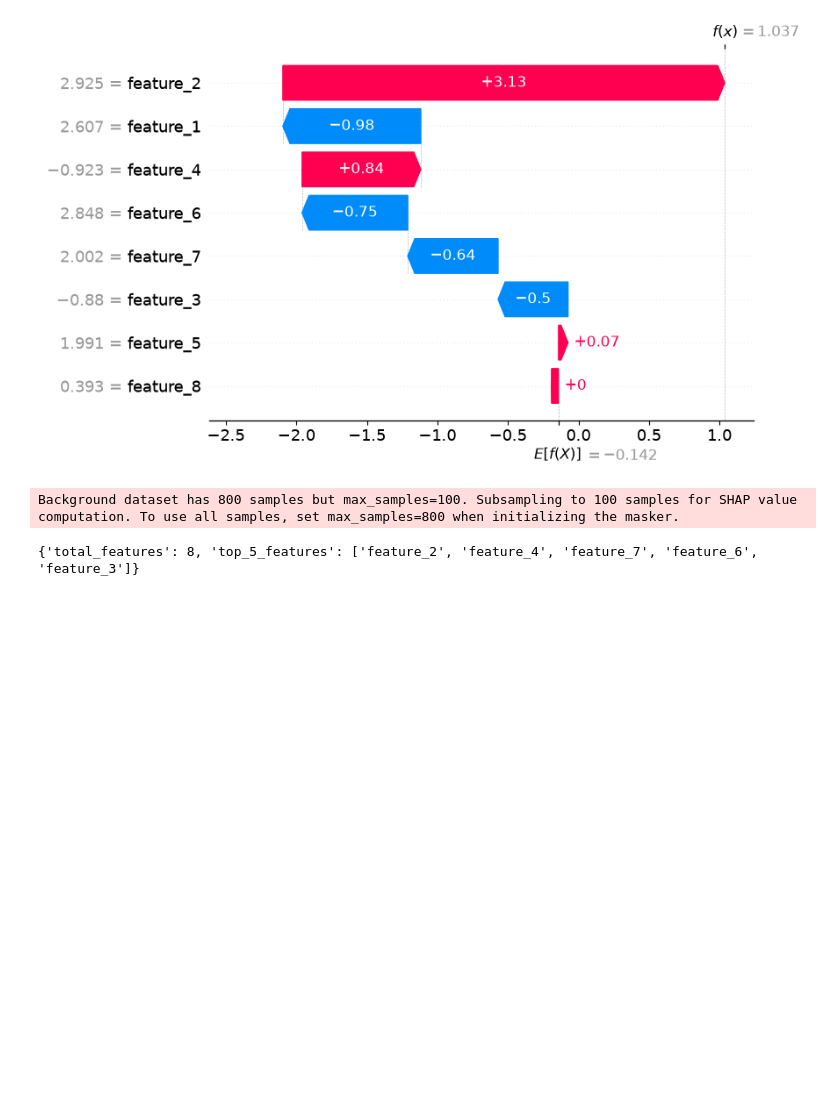
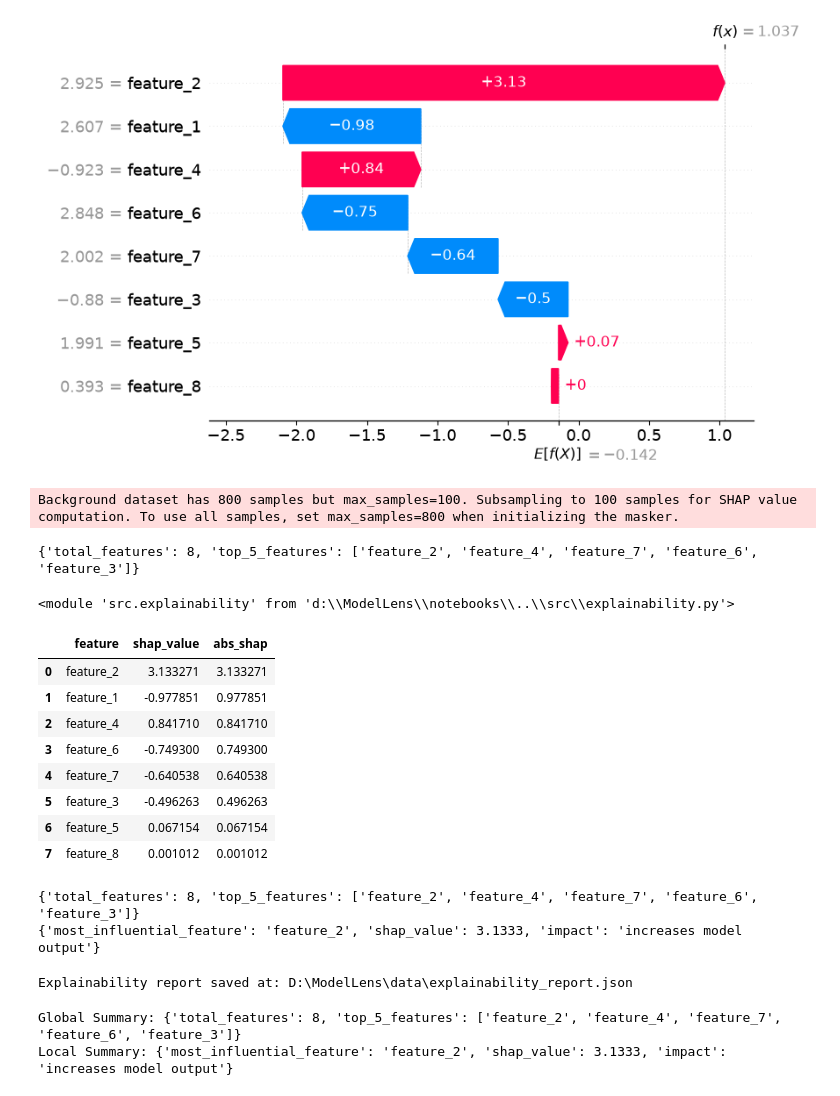
Before and after one commit to Anushka7237/ModelLens, a Jupyter notebook: notebooks/modelens_v1.ipynb, the cells around one changed output. Cells and saved outputs as stored; diff of their text form; code cells hidden in the pictures; blank space fills up the shorter version.

```diff
--- a/notebooks/modelens_v1.ipynb
+++ b/notebooks/modelens_v1.ipynb
@@ -1454,3 +1454,71 @@ shap_summary = get_shap_summary(
 print(shap_summary)
 # %% [output]
 {'total_features': 8, 'top_5_features': ['feature_2', 'feature_4', 'feature_7', 'feature_6', 'feature_3']}
+# %%
+import importlib
+import src.explainability
+
+importlib.reload(src.explainability)
+# %% [output]
+<module 'src.explainability' from 'd:\\ModelLens\\notebooks\\..\\src\\explainability.py'>
+# %%
+from src.explainability import get_local_explanation
+
+local_explanation = get_local_explanation(
+    shap_values_new,
+    X_test_original.columns,
+    sample_index=0
+)
+
+local_explanation
+# %% [output]
+|  | feature | shap_value | abs_shap |
+| 0 | feature_2 | 3.133271 | 3.133271 |
+| 1 | feature_1 | -0.977851 | 0.977851 |
+| 2 | feature_4 | 0.841710 | 0.841710 |
+| 3 | feature_6 | -0.749300 | 0.749300 |
+| 4 | feature_7 | -0.640538 | 0.640538 |
+| 5 | feature_3 | -0.496263 | 0.496263 |
+| 6 | feature_5 | 0.067154 | 0.067154 |
+| 7 | feature_8 | 0.001012 | 0.001012 |
+# %%
+import importlib
+import src.explainability
+
+importlib.reload(src.explainability)
+
+from src.explainability import create_explainability_report
+
+explainability_report = create_explainability_report(
+    shap_values_new,
+    X_test_original.columns,
+    sample_index=0
+)
+
+print(explainability_report["global_summary"])
+print(explainability_report["local_summary"])
+# %% [output]
+{'total_features': 8, 'top_5_features': ['feature_2', 'feature_4', 'feature_7', 'feature_6', 'feature_3']}
+{'most_influential_feature': 'feature_2', 'shap_value': 3.1333, 'impact': 'increases model output'}
+# %%
+import importlib
+import src.explainability
+
+importlib.reload(src.explainability)
+from src.explainability import save_explainability_report
+
+report_path = save_explainability_report(explainability_report)
+print("Explainability report saved at:", report_path)
+# %% [output]
+Explainability report saved at: D:\ModelLens\data\explainability_report.json
+# %%
+import json
+
+with open(report_path, "r") as file:
+    saved_report = json.load(file)
+
+print("Global Summary:", saved_report["global_summary"])
+print("Local Summary:", saved_report["local_summary"])
+# %% [output]
+Global Summary: {'total_features': 8, 'top_5_features': ['feature_2', 'feature_4', 'feature_7', 'feature_6', 'feature_3']}
+Local Summary: {'most_influential_feature': 'feature_2', 'shap_value': 3.1333, 'impact': 'increases model output'}
```
Also changed, not shown: parts of 47 cells of this notebook, 17 other files.
